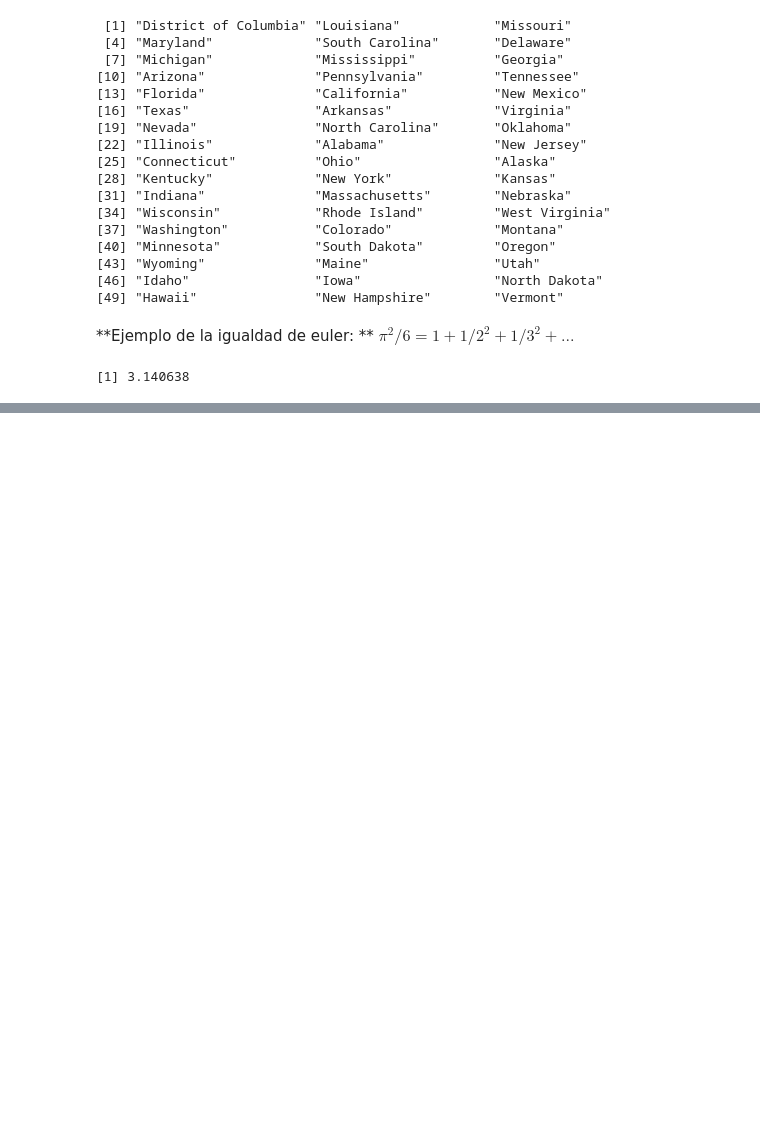
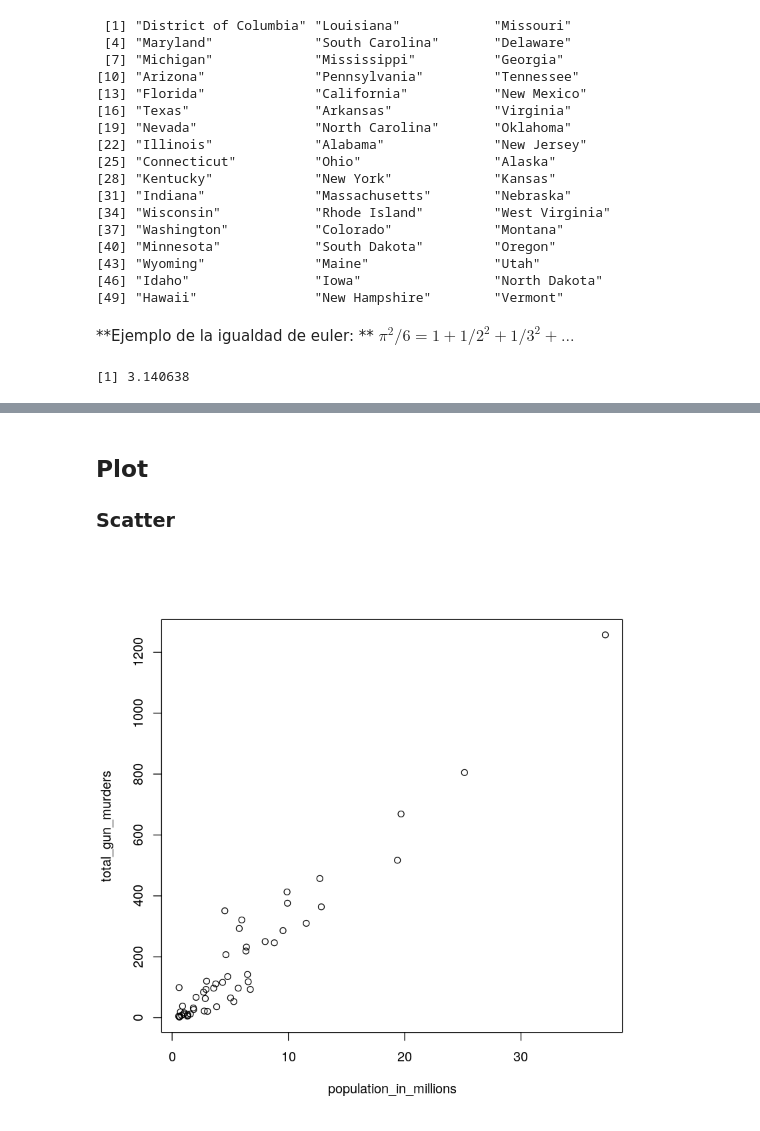
Before and after one commit to emilopez/intro-R, a Jupyter notebook: IntroR.ipynb, the cells around one changed output, grey strips where cells are left out. Cells and saved outputs as stored; diff of their text form; code cells hidden in the pictures; blank space fills up the shorter version.

Commit message:
plot, aritmetica, control de flujo

```diff
--- a/IntroR.ipynb
+++ b/IntroR.ipynb
@@ -403,0 +515,3 @@ pi_aprox
+# %%
+murders <- mutate(murders, rate=total/population*100000)
+head(murders)
@@ -403,0 +566,8 @@ pi_aprox
+# %%
+# add the rate column
+murders <- mutate(murders, rate =  total / population * 100000, rank = rank(-rate))
+
+# Create a table, call it my_states, that satisfies both the conditions
+my_states <- filter(murders, rate<1 & region %in% c("Northeast","West"))
+# Use select to show only the state name, the murder rate and the rank
+select(my_states, state, rate, rank)
@@ -403,0 +618,10 @@ pi_aprox
+# %% [markdown]
+## Plot
+
+### Scatter
+# %%
+population_in_millions <- murders$population/10^6
+total_gun_murders <- murders$total
+plot(population_in_millions, total_gun_murders)
+# %% [output]
+[figure, added]
```
Also changed, not shown: parts of 67 cells of this notebook.
